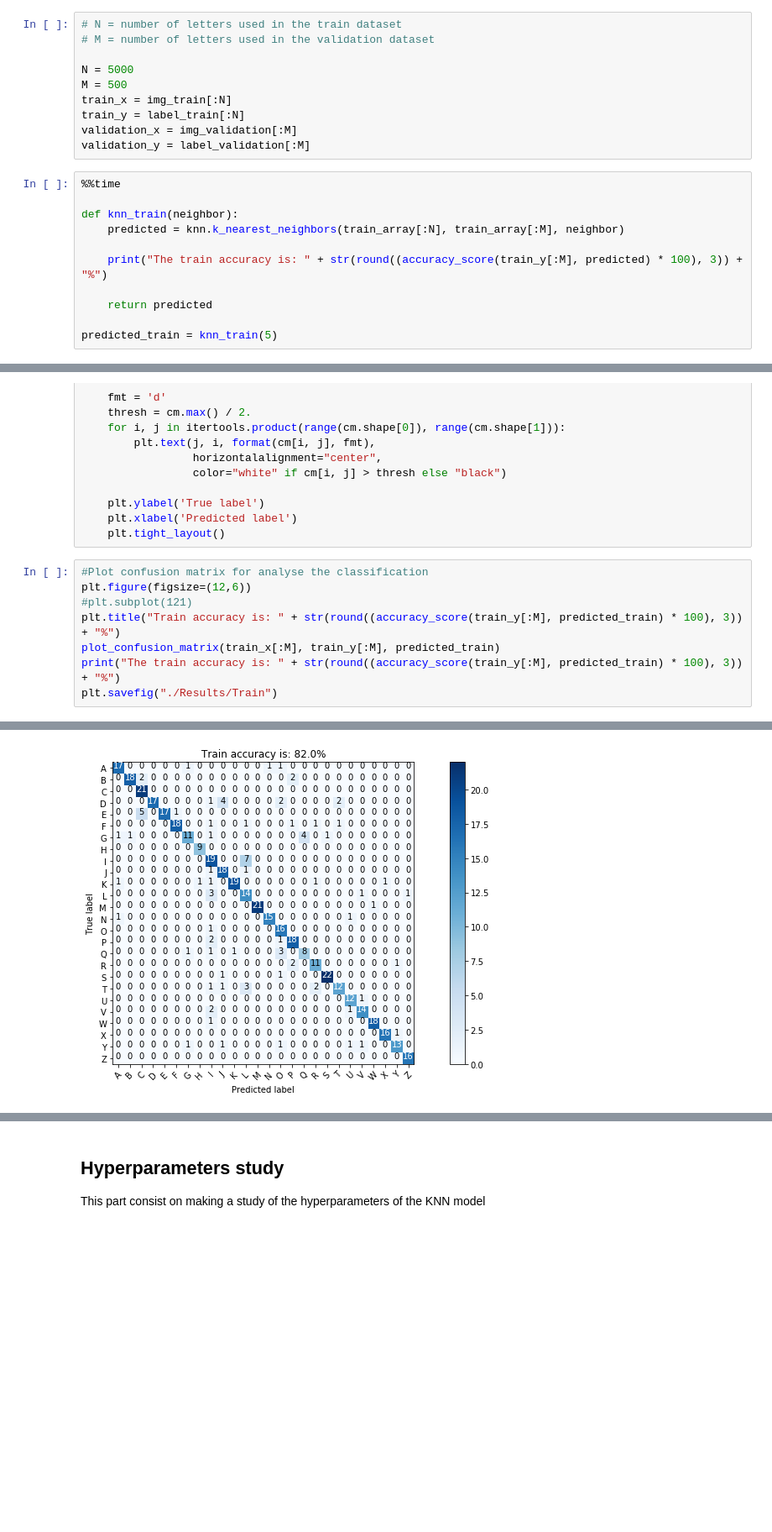
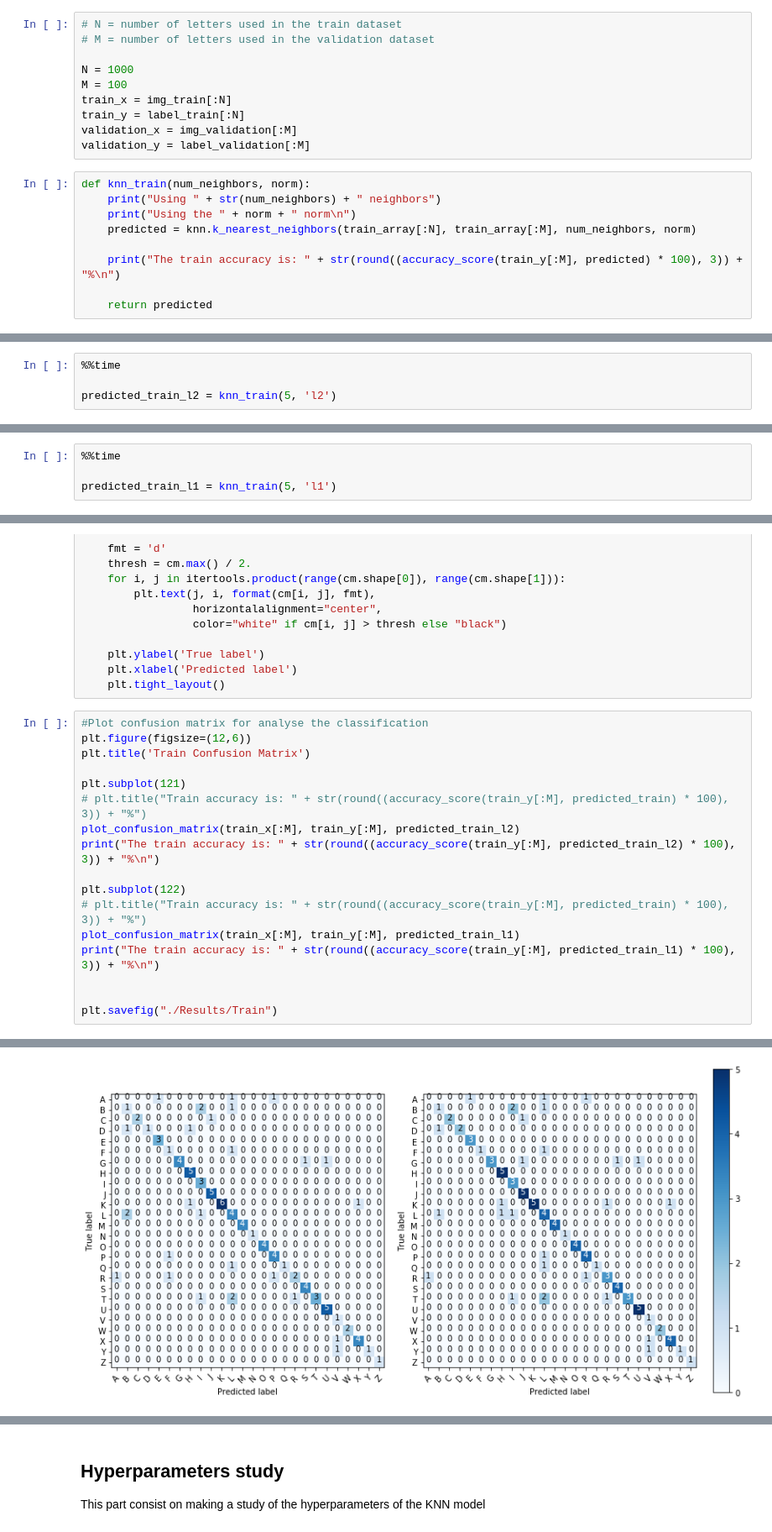
Before and after one commit to fabiomorooka/Letter-Identification, a Jupyter notebook: created_knn/main.ipynb, the cells around one changed output, grey strips where cells are left out. Shown at 84% size. Saved outputs shown, nothing was run; the diff lists cells and outputs as text; blank space fills up the shorter version.

Commit message:
changes on norm

```diff
--- a/created_knn/main.ipynb
+++ b/created_knn/main.ipynb
@@ -72,20 +72,18 @@ Validation dataset has: 12300 letters
 # N = number of letters used in the train dataset
 # M = number of letters used in the validation dataset
 
-N = 5000
-M = 500
+N = 1000
+M = 100
 train_x = img_train[:N]
 train_y = label_train[:N]
 validation_x = img_validation[:M]
 validation_y = label_validation[:M]
 # %%
-%%time
+def knn_train(num_neighbors, norm):
+    print("Using " + str(num_neighbors) + " neighbors")
+    print("Using the " + norm + " norm\n")
+    predicted = knn.k_nearest_neighbors(train_array[:N], train_array[:M], num_neighbors, norm)
 
-def knn_train(neighbor):
-    predicted = knn.k_nearest_neighbors(train_array[:N], train_array[:M], neighbor)
-
-    print("The train accuracy is: " + str(round((accuracy_score(train_y[:M], predicted) * 100), 3)) + "%")
+    print("The train accuracy is: " + str(round((accuracy_score(train_y[:M], predicted) * 100), 3)) + "%\n")
 
     return predicted
-
-predicted_train = knn_train(5)
@@ -95,0 +90,4 @@ Wall time: 19min 6s
+# %%
+%%time
+
+predicted_train_l2 = knn_train(5, 'l2')
@@ -95,0 +102,4 @@ Wall time: 19min 6s
+# %%
+%%time
+
+predicted_train_l1 = knn_train(5, 'l1')
@@ -143,9 +179,18 @@ def plot_confusion_matrix(data_x, data_y, Ypred):
 # %%
 #Plot confusion matrix for analyse the classification
 plt.figure(figsize=(12,6))
-#plt.subplot(121)
-plt.title("Train accuracy is: " + str(round((accuracy_score(train_y[:M], predicted_train) * 100), 3)) + "%")
-plot_confusion_matrix(train_x[:M], train_y[:M], predicted_train)
-print("The train accuracy is: " + str(round((accuracy_score(train_y[:M], predicted_train) * 100), 3)) + "%")
+plt.title('Train Confusion Matrix')
+
+plt.subplot(121)
+# plt.title("Train accuracy is: " + str(round((accuracy_score(train_y[:M], predicted_train) * 100), 3)) + "%")
+plot_confusion_matrix(train_x[:M], train_y[:M], predicted_train_l2)
+print("The train accuracy is: " + str(round((accuracy_score(train_y[:M], predicted_train_l2) * 100), 3)) + "%\n")
+
+plt.subplot(122)
+# plt.title("Train accuracy is: " + str(round((accuracy_score(train_y[:M], predicted_train) * 100), 3)) + "%")
+plot_confusion_matrix(train_x[:M], train_y[:M], predicted_train_l1)
+print("The train accuracy is: " + str(round((accuracy_score(train_y[:M], predicted_train_l1) * 100), 3)) + "%\n")
+
+
 plt.savefig("./Results/Train")
 # %% [output]
@@ -153,3 +200,3 @@ The train accuracy is: 82.0%
-[figure, old version]
+[figure, new version]
 # %%
 plt.figure(figsize=(12,6))
```
Also changed, not shown: parts of 20 cells of this notebook, 5 other files.
